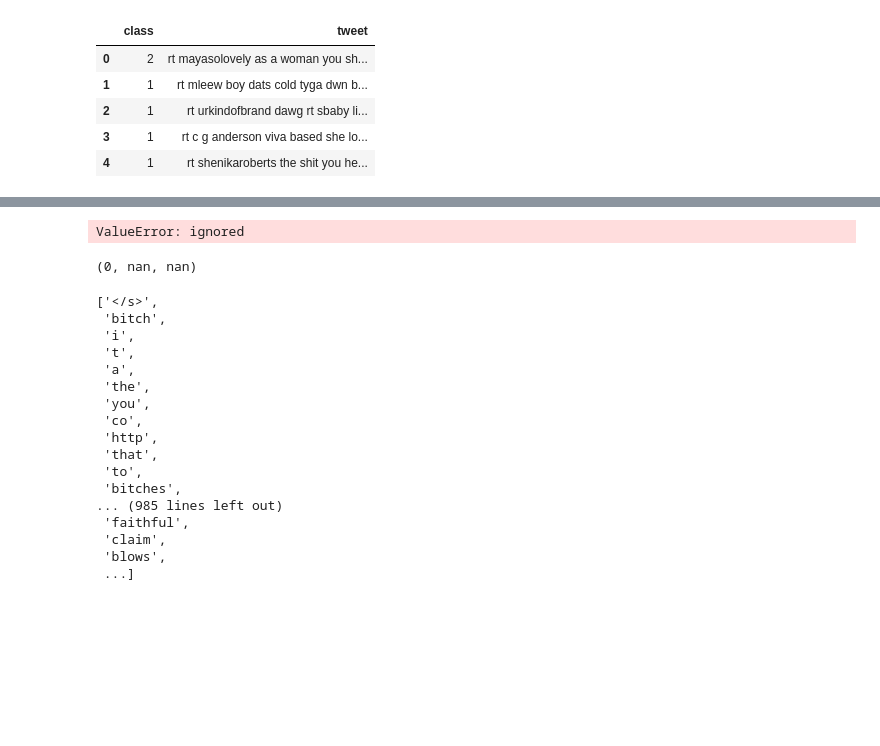
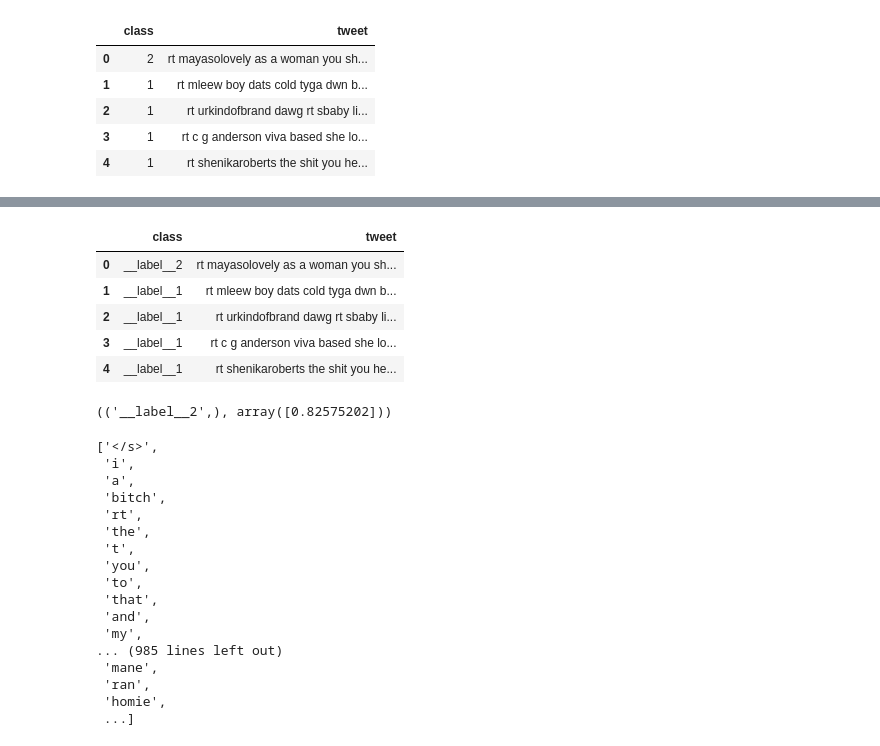
Before and after one commit to Pakopac/NLP, a Jupyter notebook: FastText.ipynb, the cells around one changed output, grey strips where cells are left out. Saved outputs shown, nothing was run; the diff lists cells and outputs as text; code cells hidden in the pictures; blank space fills up the shorter version.

```diff
--- a/FastText.ipynb
+++ b/FastText.ipynb
@@ -64,12 +42,0 @@ X_train:
-# %%
-df['class'] = '__label__' + df['class'].astype('str')
-df['tweet'].iloc[:200].to_csv('/content/drive/My Drive/Colab_Notebooks/fastText/fastText_train.csv', index=None, header=None, sep='\t')
-
-model = ft.train_supervised('/content/drive/My Drive/Colab_Notebooks/fastText/fastText_train.csv', lr=1.0, wordNgrams=2, verbose=2, minCount=1, epoch=25, loss='hs', dim=100)
-# %% [output]
-ValueError: ignored
-# %%
-model.save_model("model.bin")
-model.test(data_dir+"labels.valid")
-# %% [output]
-(0, nan, nan)
@@ -78,20 +42,0 @@ model.test(data_dir+"labels.valid")
-# %%
- model.words
-# %% [output]
-['</s>',
- 'bitch',
- 'i',
- 't',
- 'a',
- 'the',
- 'you',
- 'co',
- 'http',
- 'that',
- 'to',
- 'bitches',
-... (985 lines left out)
- 'faithful',
- 'claim',
- 'blows',
- ...]
@@ -97,0 +47,9 @@ model.test(data_dir+"labels.valid")
+# %%
+df.head()
+# %% [output]
+|  | class | tweet |
+| 0 | __label__2 | rt mayasolovely as a woman you sh... |
+| 1 | __label__1 | rt mleew boy dats cold tyga dwn b... |
+| 2 | __label__1 | rt urkindofbrand dawg rt sbaby li... |
+| 3 | __label__1 | rt c g anderson viva based she lo... |
+| 4 | __label__1 | rt shenikaroberts the shit you he... |
@@ -98,3 +58,27 @@ model.test(data_dir+"labels.valid")
+# %%
+model.predict("hello my name is lilian")
+# %% [output]
+(('__label__2',), array([0.82575202]))
+# %%
+model.words
+# %% [output]
+['</s>',
+ 'i',
+ 'a',
+ 'bitch',
+ 'rt',
+ 'the',
+ 't',
+ 'you',
+ 'to',
+ 'that',
+ 'and',
+ 'my',
+... (985 lines left out)
+ 'mane',
+ 'ran',
+ 'homie',
+ ...]
 # %%
 model.get_word_vector("guy")
 # %% [output]
```
Also changed, not shown: parts of 7 cells of this notebook.
